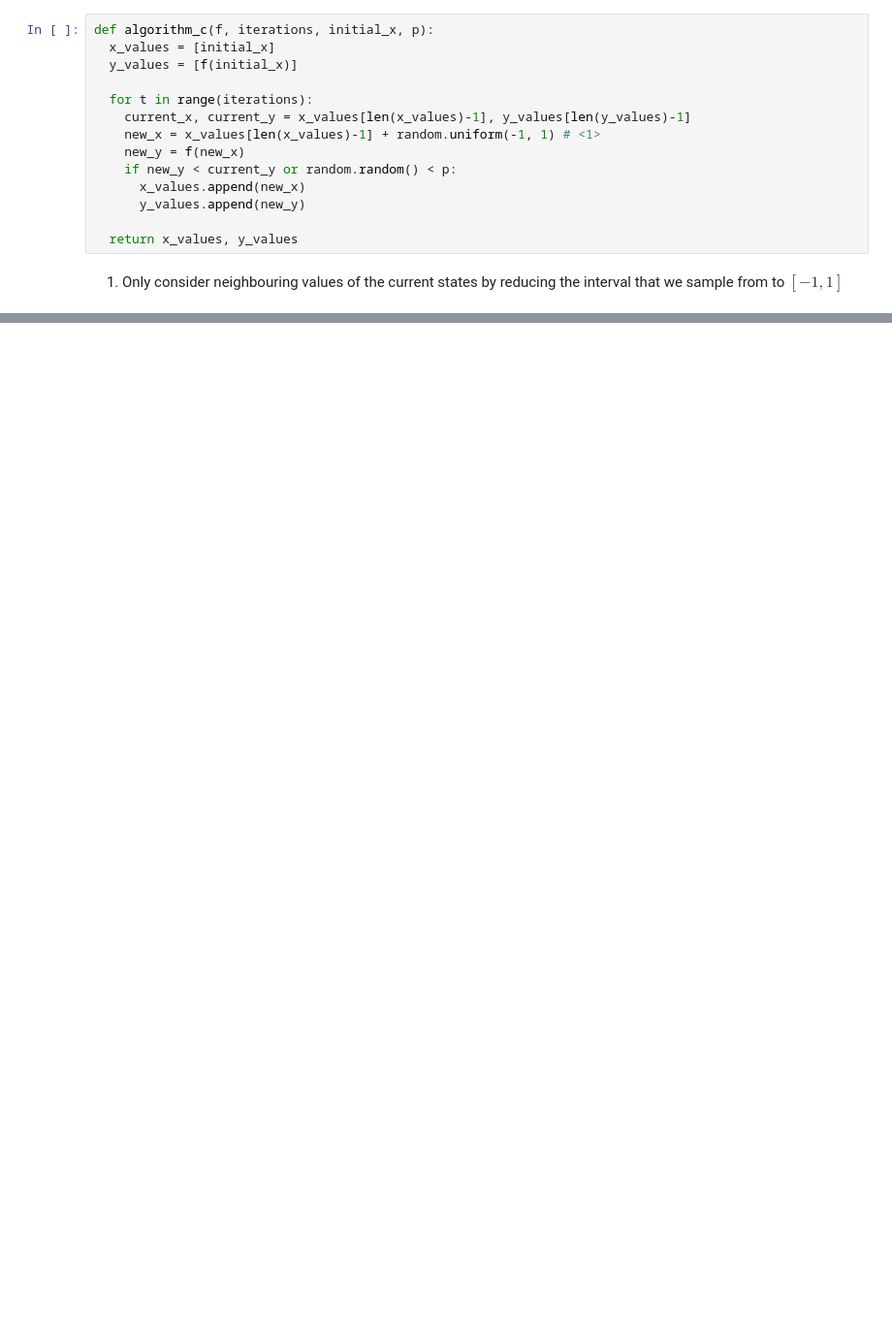
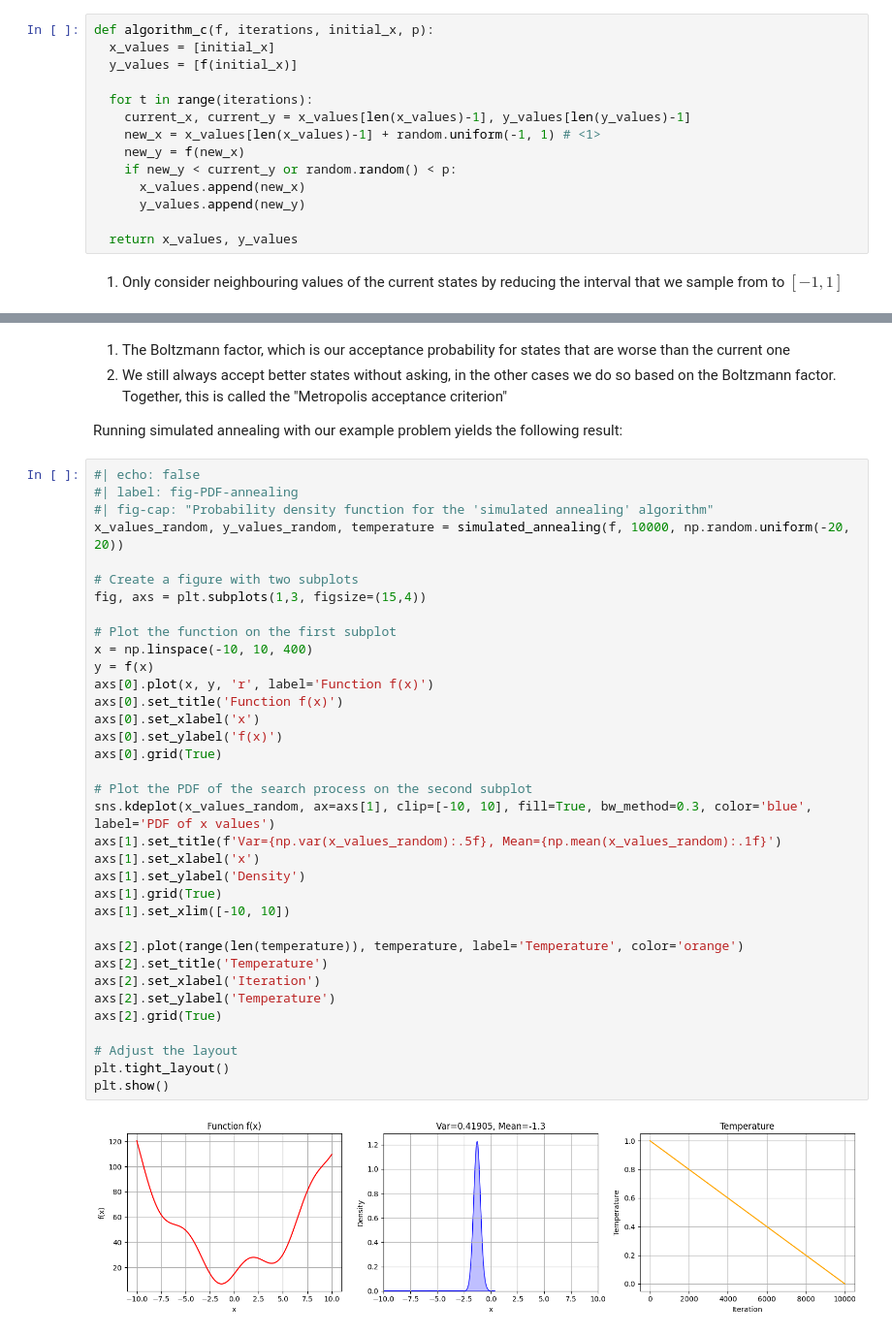
Before and after one commit to Max-We/ml-blog, a Jupyter notebook: posts/simulated-annealing/index.ipynb, the cells around one changed output, grey strips where cells are left out. Shown at 97% size. Cells and saved outputs as stored; diff of their text form; blank space fills up the shorter version.

Commit message:
Annealing v1

```diff
--- a/posts/simulated-annealing/index.ipynb
+++ b/posts/simulated-annealing/index.ipynb
@@ -204,0 +428,42 @@ As you can see, the probability that the algorithm yields the correct solution i
+# %% [markdown]
+1. The Boltzmann factor, which is our acceptance probability for states that are worse than the current one
+2. We still always accept better states without asking, in the other cases we do so based on the Boltzmann factor. Together, this is called the "Metropolis acceptance criterion"
+
+Running simulated annealing with our example problem yields the following result:
+# %%
+#| echo: false
+#| label: fig-PDF-annealing
+#| fig-cap: "Probability density function for the 'simulated annealing' algorithm"
+x_values_random, y_values_random, temperature = simulated_annealing(f, 10000, np.random.uniform(-20, 20))
+
+# Create a figure with two subplots
+fig, axs = plt.subplots(1,3, figsize=(15,4))
+
+# Plot the function on the first subplot
+x = np.linspace(-10, 10, 400)
+y = f(x)
+axs[0].plot(x, y, 'r', label='Function f(x)')
+axs[0].set_title('Function f(x)')
+axs[0].set_xlabel('x')
+axs[0].set_ylabel('f(x)')
+axs[0].grid(True)
+
+# Plot the PDF of the search process on the second subplot
+sns.kdeplot(x_values_random, ax=axs[1], clip=[-10, 10], fill=True, bw_method=0.3, color='blue', label='PDF of x values')
+axs[1].set_title(f'Var={np.var(x_values_random):.5f}, Mean={np.mean(x_values_random):.1f}')
+axs[1].set_xlabel('x')
+axs[1].set_ylabel('Density')
+axs[1].grid(True)
+axs[1].set_xlim([-10, 10])
+
+axs[2].plot(range(len(temperature)), temperature, label='Temperature', color='orange')
+axs[2].set_title('Temperature')
+axs[2].set_xlabel('Iteration')
+axs[2].set_ylabel('Temperature')
+axs[2].grid(True)
+
+# Adjust the layout
+plt.tight_layout()
+plt.show()
+# %% [output]
+[figure, added]
```
Also changed, not shown: parts of 22 cells of this notebook, 14 other files.
